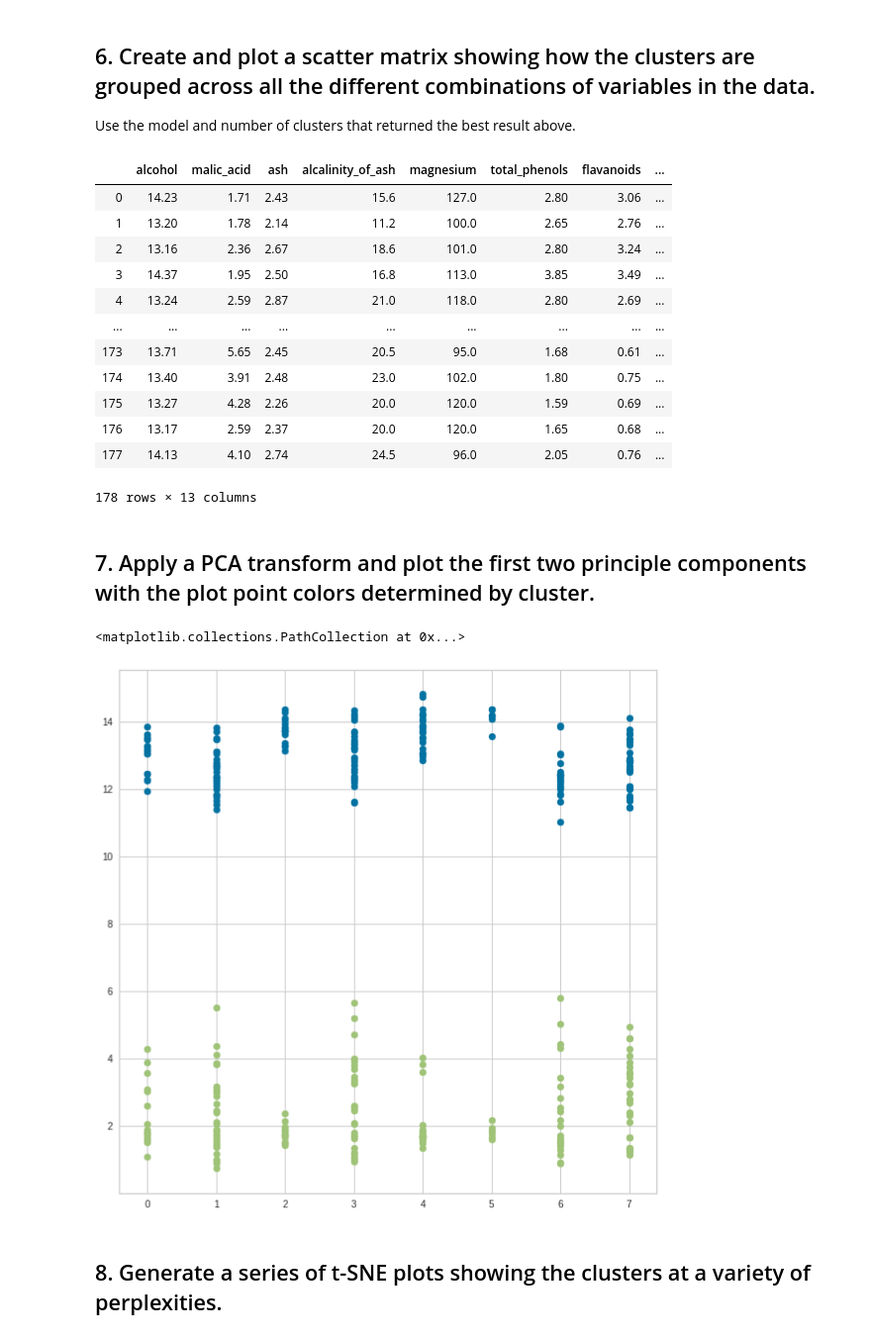
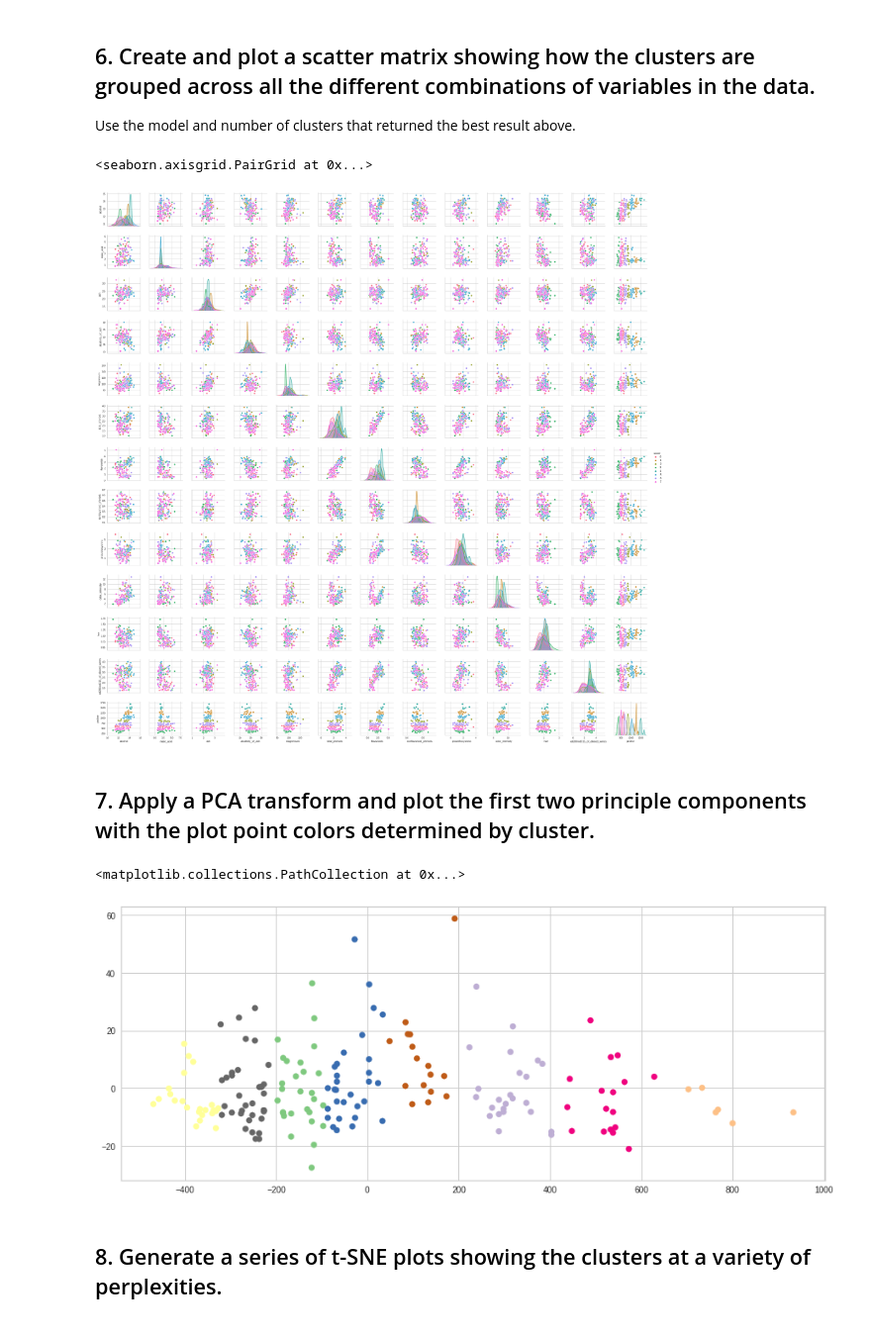
Before and after one commit to ironhack-datalabs/datamad0819, a Jupyter notebook: module-3/lab-unsupervised-learning-evaluation/your-code/main.ipynb, the cells around one changed output. Shown at 99% size. Drawn from its saved outputs; the diff is of its cells as text; code cells hidden in the pictures.

```diff
--- a/module-3/lab-unsupervised-learning-evaluation/your-code/main.ipynb
+++ b/module-3/lab-unsupervised-learning-evaluation/your-code/main.ipynb
@@ -87,38 +87,29 @@ metrics.silhouette_score(X, labels, metric='euclidean')
 ## 6. Create and plot a scatter matrix showing how the clusters are grouped across all the different combinations of variables in the data.
 
 Use the model and number of clusters that returned the best result above.
-# %%
-
-pd.crosstab(bread_days.hour,bread_days.labels)
-# %% [output]
-|  | alcohol | malic_acid | ash | alcalinity_of_ash | magnesium | total_phenols | flavanoids | ... |
-| 0 | 14.23 | 1.71 | 2.43 | 15.6 | 127.0 | 2.80 | 3.06 | ... |
-| 1 | 13.20 | 1.78 | 2.14 | 11.2 | 100.0 | 2.65 | 2.76 | ... |
-| 2 | 13.16 | 2.36 | 2.67 | 18.6 | 101.0 | 2.80 | 3.24 | ... |
-| 3 | 14.37 | 1.95 | 2.50 | 16.8 | 113.0 | 3.85 | 3.49 | ... |
-| 4 | 13.24 | 2.59 | 2.87 | 21.0 | 118.0 | 2.80 | 2.69 | ... |
-| ... | ... | ... | ... | ... | ... | ... | ... | ... |
-| 173 | 13.71 | 5.65 | 2.45 | 20.5 | 95.0 | 1.68 | 0.61 | ... |
-| 174 | 13.40 | 3.91 | 2.48 | 23.0 | 102.0 | 1.80 | 0.75 | ... |
-| 175 | 13.27 | 4.28 | 2.26 | 20.0 | 120.0 | 1.59 | 0.69 | ... |
-| 176 | 13.17 | 2.59 | 2.37 | 20.0 | 120.0 | 1.65 | 0.68 | ... |
-| 177 | 14.13 | 4.10 | 2.74 | 24.5 | 96.0 | 2.05 | 0.76 | ... |
-178 rows × 13 columns
+# %%
+import seaborn as sns
+
+wine_df = pd.DataFrame(X, columns=data['feature_names'])
+
+wine_df['Cluster'] = X_clusters8.predict(X)
+sns.pairplot(wine_df, hue='Cluster', vars=wine_df.columns[:-1])
+# %% [output]
+<seaborn.axisgrid.PairGrid at 0x...>
+[figure, added]
 # %% [markdown]
 ## 7. Apply a PCA transform and plot the first two principle components with the plot point colors determined by cluster.
 # %%
 from sklearn.decomposition import PCA
 
-pca = PCA(n_components=8)
+pca = PCA(n_components=2)
 
-principalComponents = pca.fit_transform(X)
-principalDf = pd.DataFrame(data = principalComponents)
-X['labels'] = X_clusters8.fit_predict(principalDf)
-plt.figure(figsize=(10,10))
-plt.scatter(X['labels'],X.alcohol)
-plt.scatter(X['labels'],X.malic_acid)
+principalComponents = pd.DataFrame(pca.fit_transform(X))
+principalComponents['labels'] = X_clusters8.fit_predict(principalDf)
+plt.figure(figsize=(15,6))
+plt.scatter(principalComponents[0],principalComponents[1],c=principalComponents['labels'],cmap='Accent')
 # %% [output]
 <matplotlib.collections.PathCollection at 0x...>
-[figure, old version]
+[figure, new version]
 # %% [markdown]
 ## 8. Generate a series of t-SNE plots showing the clusters at a variety of perplexities.
```
Also changed, not shown: parts of 4 cells of this notebook.
